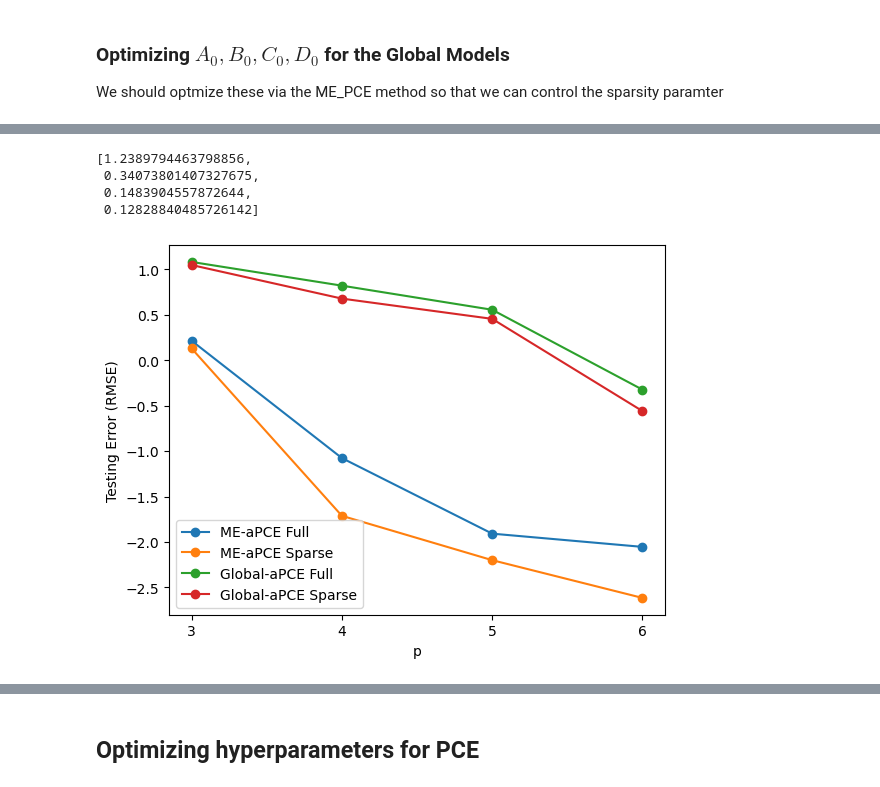
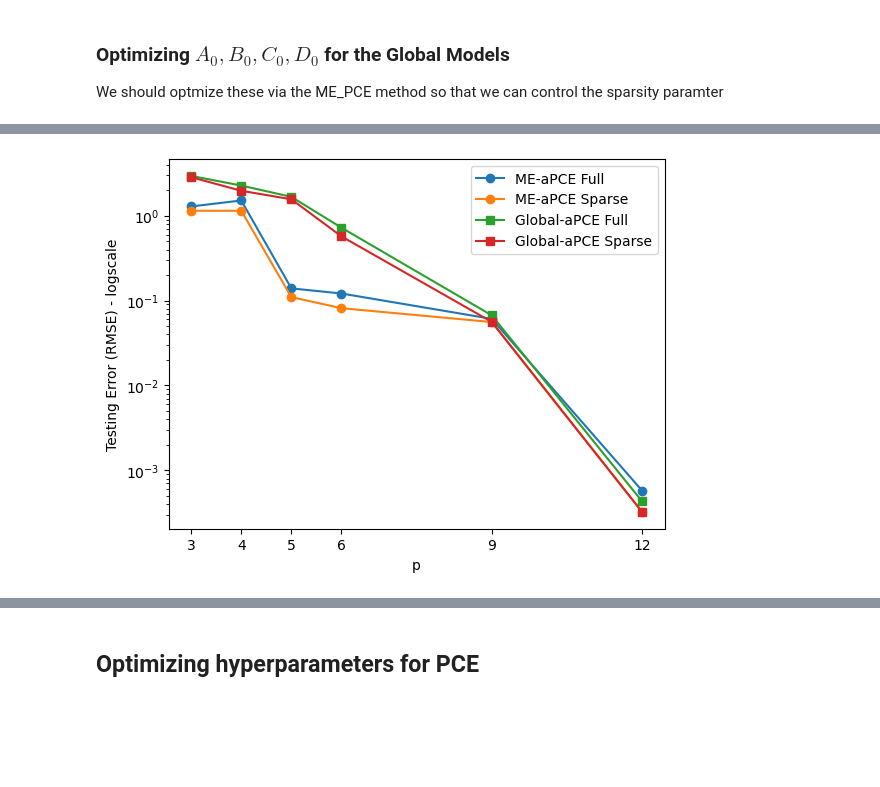
Before and after one commit to IsabelCoronaGuevara/CUDenver-Thesis, a Jupyter notebook: Results_aPCE_SparseBayesianLearning.ipynb, the cells around one changed output, grey strips where cells are left out. Cells and saved outputs as stored; diff of their text form; code cells hidden in the pictures; blank space fills up the shorter version.

```diff
--- a/Results_aPCE_SparseBayesianLearning.ipynb
+++ b/Results_aPCE_SparseBayesianLearning.ipynb
@@ -458,2 +597,2 @@ for i in range(len(p)):
 # %%
-parameter_values(best_params_AFVB_ME_aPCE, 4)
+alpha_AFVB_ME_aPCE,A0_AFVB_ME_aPCE,B0_AFVB_ME_aPCE,C0_AFVB_ME_aPCE,D0_AFVB_ME_aPCE,theta1_AFVB_ME_aPCE,theta2_AFVB_ME_aPCE = parameter_values_ME(best_params_AFVB_ME_aPCE, 6)
@@ -462,12 +599,3 @@ NameError: name 'best_params_MEaPCE' is not defined
-# %%
-alpha_AFVB_ME_aPCE = [0.9, 0.00001, 0.31616, 0.00001]
-theta1_AFVB_ME_aPCE = [0.47521, 0.40144, 0.16349, 0.00001]
-theta2_AFVB_ME_aPCE = [0.00001, 0.00001, 0.08147, 0.00001]
-# %%
-A0_AFVB_ME_aPCE = [0.1, 0.03563, 0.03199, 0.000001]
-B0_AFVB_ME_aPCE = [0.1, 0.02073, 0.03055, 0.1]
-C0_AFVB_ME_aPCE = [0.1, 0.02749, 0.02602, 0.04502]
-D0_AFVB_ME_aPCE = [0.03300, 0.07283, 0.07884, 0.1]
 # %%
 Error_AFVB_ME_aPCE_Full = []
 Error_AFVB_ME_aPCE_Sparse = []
@@ -511,5 +671,5 @@ for i in range(len(p)):
 # %%
-A0_AFVB_Global_aPCE,B0_AFVB_Global_aPCE,C0_AFVB_Global_aPCE,D0_AFVB_Global_aPCE = parameter_values(best_params_AFVB_Global_aPCE, 4)
+A0_AFVB_Global_aPCE,B0_AFVB_Global_aPCE,C0_AFVB_Global_aPCE,D0_AFVB_Global_aPCE = parameter_values(best_params_AFVB_Global_aPCE, 6)
 # %%
 Error_AFVB_Global_aPCE_Full = []
 
@@ -532,10 +692,3 @@ for i in range(len(p)):
     AFVB_model = AFVB_PCE(basis, B_init, 'aPCE', mod, P, p[i], A0_AFVB_Global_aPCE[i], B0_AFVB_Global_aPCE[i], C0_AFVB_Global_aPCE[i], D0_AFVB_Global_aPCE[i])
     AFVB_model.fit(X_train, Y_train)
     Error_AFVB_Global_aPCE_Sparse.append(np.sqrt(mean_squared_error(Y_test, AFVB_model.predict(X_test, sparse = True))))
-# %%
-Error_MEaPCE_Full
-# %% [output]
-[1.2389794463798856,
- 0.34073801407327675,
- 0.1483904557872644,
- 0.12828840485726142]
@@ -542,11 +700,12 @@ Error_MEaPCE_Full
 # %%
-#plt.plot(p, np.log(Error_MEaPCE_Full), '-o', label = 'ME-aPCE Full')
-#plt.plot(p, np.log(Error_MEaPCE_Sparse), '-o', label = 'ME-aPCE Sparse')
-plt.plot(p, np.log(Error_GlobalaPCE_Full), '-o', label = 'Global-aPCE Full')
-plt.plot(p, np.log(Error_GlobalaPCE_Sparse), '-o', label = 'Global-aPCE Sparse')
+plt.plot(p, Error_AFVB_ME_aPCE_Full, '-o', label = 'ME-aPCE Full')
+plt.plot(p, Error_AFVB_ME_aPCE_Sparse, '-o', label = 'ME-aPCE Sparse')
+plt.plot(p, Error_AFVB_Global_aPCE_Full, '-s', label = 'Global-aPCE Full')
+plt.plot(p, Error_AFVB_Global_aPCE_Sparse, '-s', label = 'Global-aPCE Sparse')
 plt.xticks(p)
+plt.yscale("log")
 plt.xlabel("p")
-plt.ylabel("Testing Error (RMSE)")
+plt.ylabel("Testing Error (RMSE) - logscale")
 plt.legend();
 # %% [output]
-[figure, old version]
+[figure, new version]
```
Also changed, not shown: parts of 32 cells of this notebook.
